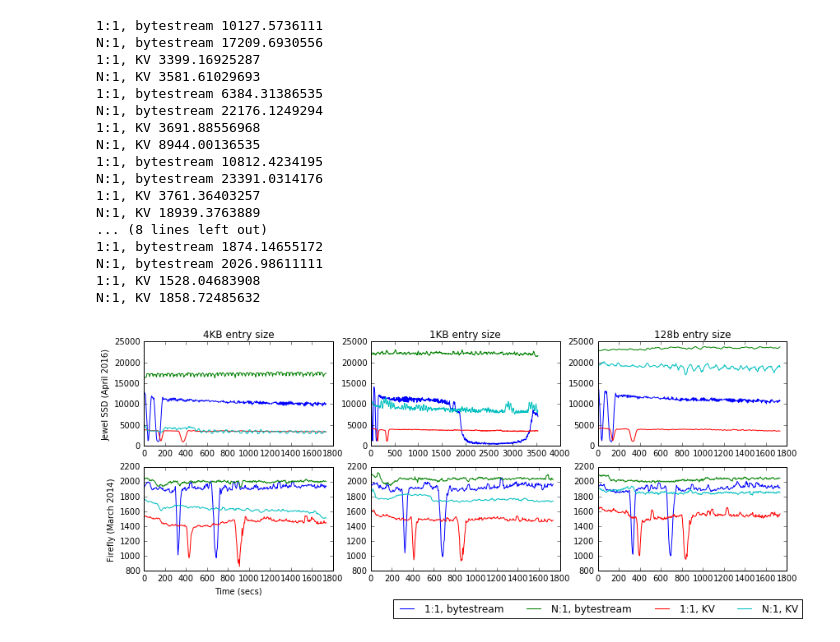
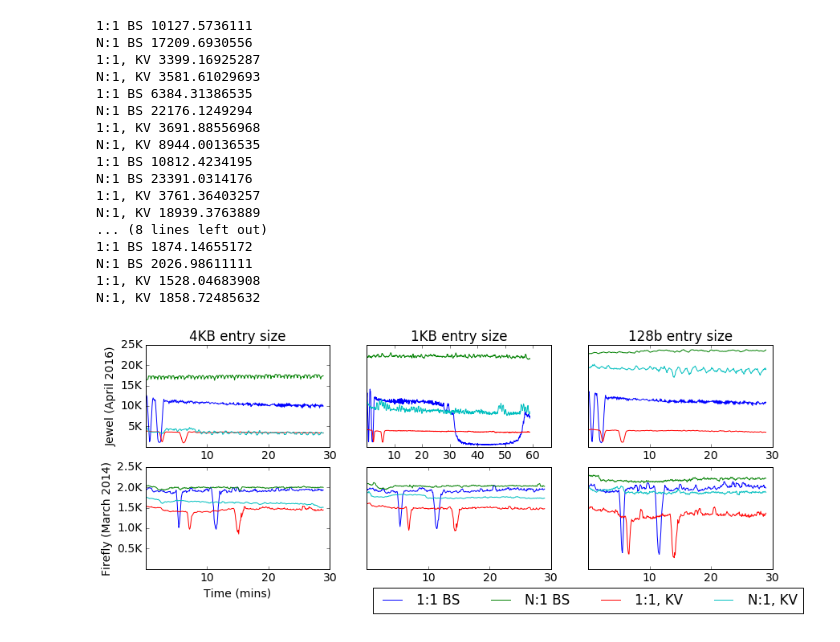
Before and after one commit to michaelsevilla/zlog-popper, a Jupyter notebook: experiments/basic-cls-rand-read/visualize_final.ipynb, the cells around one changed output. Saved outputs shown, nothing was run; the diff lists cells and outputs as text; code cells hidden in the pictures.

```diff
--- a/experiments/basic-cls-rand-read/visualize_final.ipynb
+++ b/experiments/basic-cls-rand-read/visualize_final.ipynb
@@ -20,16 +25,16 @@ def parse_filename(filename):
 # %%
 def short_ename(ename):
     mapping = {
-        'bytestream_n1_write': 'N:1, bytestream',
+        'bytestream_n1_write': 'N:1 BS',
         'bytestream_n1_append': 'n1ap',
-        'bytestream_11': '1:1, bytestream',
+        'bytestream_11': '1:1 BS',
         'map_n1': 'N:1, KV',
         'map_11': '1:1, KV',
 
-        'bytestream_n1_read': 'N:1, bytestream',
-        'bytestream_11_read': '1:1, bytestream',
-        'map_n1_read': 'N:1, KV',
-        'map_11_read': '1:1, KV'
+        'bytestream_n1_read': 'N:1 BS',
+        'bytestream_11_read': '1:1 BS',
+        'map_n1_read': 'N:1 KV',
+        'map_11_read': '1:1 KV'
     }
     return mapping.get(ename, ename)
 # %%
@@ -88,3 +139,15 @@ def plot_traces(traces, fn, finish=True, useAx=None):
+# %%
+def thousands_rounded(x, pos):
+    return '%1.0fK' % (x*1e-3)
+formatter_rounded = FuncFormatter(thousands_rounded)
+
+def thousands_precise(x, pos):
+    return '%1.1fK' % (x*1e-3)
+formatter_precise = FuncFormatter(thousands_precise)
+
+def mins(x, pos):
+    return '%1.0f' % (x/60)
+formatter_mins = FuncFormatter(mins)
 # %%
 read_traces = glob.glob('results.pd.basic_cls_rand_read.node0.04-26-2016_20-43-54/*read*.log')
 ax = plot_traces(list(read_traces), 'output.read.60min', finish=False)
@@ -161,41 +189,53 @@ plt.rcParams['figure.figsize'] = 14,5
 
 f, axs = plt.subplots(2,3)
 plot_sub_sweep(axs[0,0], 'jewel', 'write', 'ssd', 'large')
 cherry_pick(axs[0,1], 'write', 'results.pd.basic_cls_rand_read.node0.04-26-2016_20-43-54/*.log')
 plot_sub_sweep(axs[0,2], 'jewel', 'write', 'ssd', 'small')
 for i in range(0,2): axs[0, i].set_ylim(0, 25000)
 
 plot_sub_sweep(axs[1,0], 'firefly', 'write', 'ssd', 'large')
 plot_sub_sweep(axs[1,1], 'firefly', 'write', 'ssd', 'med')
 plot_sub_sweep(axs[1,2], 'firefly', 'write', 'ssd', 'small')
-#for i in range(0,2): axs[1, i].set_ylim(0, 22000)
+for i in range(0,2): axs[1, i].set_ylim(0, 2500)
 
 axs[0,0].set_ylabel('Jewel (April 2016)')
 axs[1,0].set_ylabel('Firefly (March 2014)')
-axs[1,0].set_xlabel('Time (secs)')
+axs[1,0].set_xlabel('Time (mins)')
 
 axs[0,0].set_title('4KB entry size')
 axs[0,1].set_title('1KB entry size')
 axs[0,2].set_title('128b entry size')
 
+axs[0,1].yaxis.set_ticks([])
+axs[0,2].yaxis.set_ticks([])
+axs[1,1].yaxis.set_ticks([])
+axs[1,2].yaxis.set_ticks([])
+
+axs[0,0].yaxis.set_major_formatter(formatter_rounded)
+axs[0,0].yaxis.set_ticks(np.arange(5000, 25001, 5000))
+axs[1,0].yaxis.set_major_formatter(formatter_precise)
+axs[1,0].yaxis.set_ticks(np.arange(500, 2501, 500))
+axs[0,1].xaxis.set_major_formatter(formatter_mins)
+axs[0,1].xaxis.set_ticks(np.arange(600, 3601, 600))
+
 axs[1,2].legend(bbox_to_anchor=(0, -.5), loc='lower center', ncol=4)
 plt.savefig('jewel_v_firefly_v_es.png', dpi=300, bbox_inches='tight')
 # %% [output]
-1:1, bytestream 10127.5736111
-N:1, bytestream 17209.6930556
+1:1 BS 10127.5736111
+N:1 BS 17209.6930556
 1:1, KV 3399.16925287
 N:1, KV 3581.61029693
-1:1, bytestream 6384.31386535
-N:1, bytestream 22176.1249294
+1:1 BS 6384.31386535
+N:1 BS 22176.1249294
 1:1, KV 3691.88556968
 N:1, KV 8944.00136535
-1:1, bytestream 10812.4234195
-N:1, bytestream 23391.0314176
+1:1 BS 10812.4234195
+N:1 BS 23391.0314176
 1:1, KV 3761.36403257
 N:1, KV 18939.3763889
 ... (8 lines left out)
-1:1, bytestream 1874.14655172
-N:1, bytestream 2026.98611111
+1:1 BS 1874.14655172
+N:1 BS 2026.98611111
 1:1, KV 1528.04683908
 N:1, KV 1858.72485632
-[figure, old version]
+[figure, new version]
```
Also changed, not shown: parts of 10 cells of this notebook, 3 other files.
